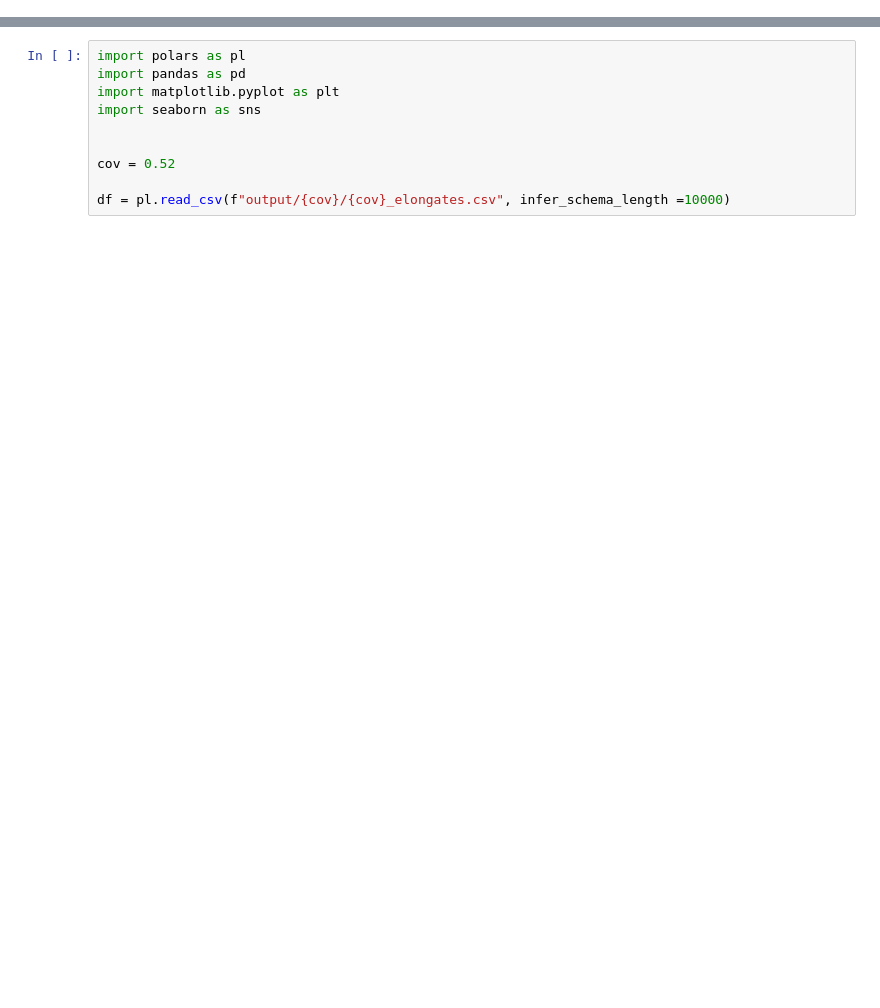
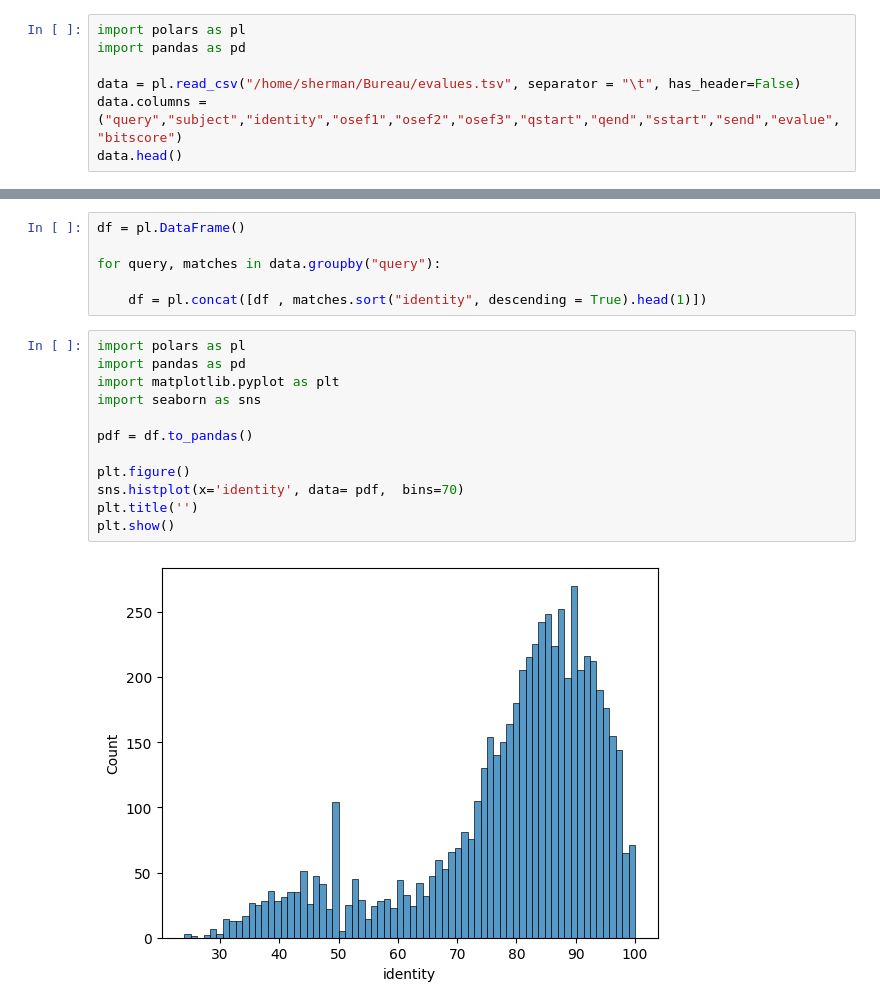
Before and after one commit to Sherman-1/Elongates, a Jupyter notebook: small.ipynb, the cells around one changed output, grey strips where cells are left out. Cells and saved outputs as stored; diff of their text form; blank space fills up the shorter version.

```diff
--- a/small.ipynb
+++ b/small.ipynb
@@ -0,0 +1,7 @@
+# %%
+import polars as pl
+import pandas as pd
+
+data = pl.read_csv("/home/sherman/Bureau/evalues.tsv", separator = "\t", has_header=False)
+data.columns = ("query","subject","identity","osef1","osef2","osef3","qstart","qend","sstart","send","evalue","bitscore")
+data.head()
@@ -1,11 +17,21 @@
+# %%
+df = pl.DataFrame()
+
+for query, matches in data.groupby("query"):
+
+    df = pl.concat([df , matches.sort("identity", descending = True).head(1)])
 # %%
 import polars as pl
 import pandas as pd
 import matplotlib.pyplot as plt
 import seaborn as sns
 
+pdf = df.to_pandas()
 
-cov = 0.52
-
-df = pl.read_csv(f"output/{cov}/{cov}_elongates.csv", infer_schema_length =10000)
+plt.figure()
+sns.histplot(x='identity', data= pdf,  bins=70)
+plt.title('')
+plt.show()
+# %% [output]
+[figure, added]
 # %%
```
Also changed, not shown: parts of 6 cells of this notebook, 6 other files.
